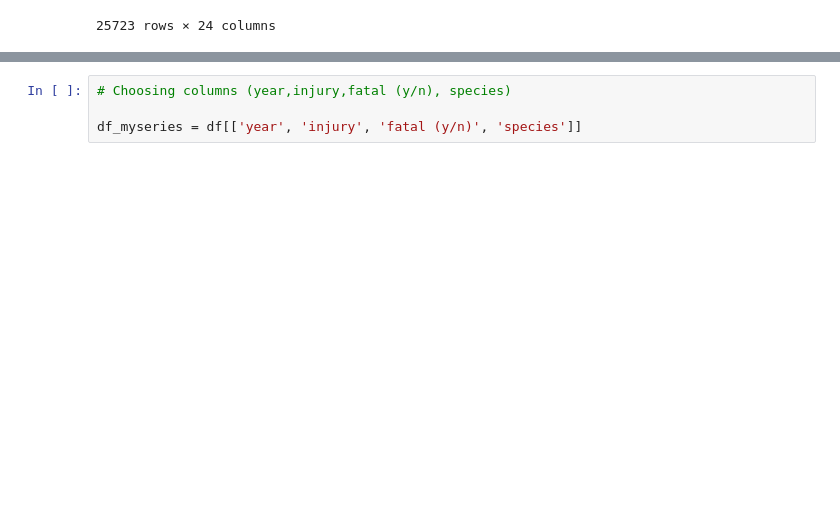
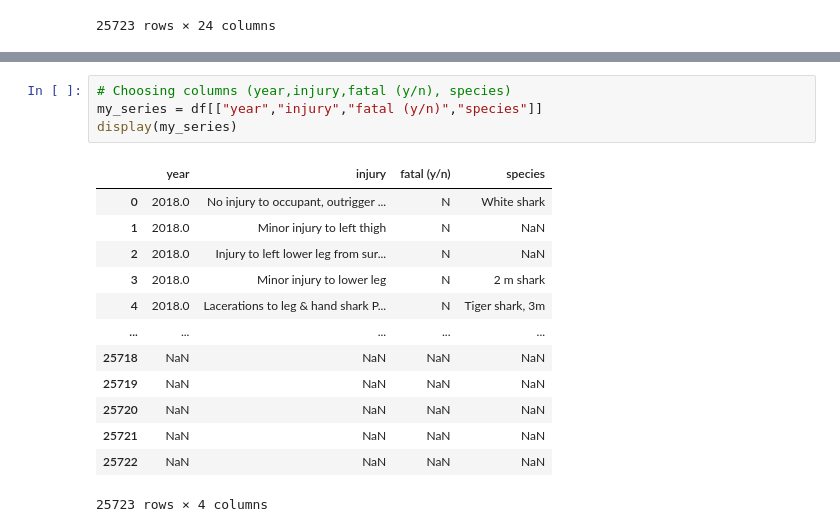
Before and after one commit to PaulaNuno/panda-sharks-attack, a Jupyter notebook: clean.ipynb, the cells around one changed output, grey strips where cells are left out. Cells and saved outputs as stored; diff of their text form; blank space fills up the shorter version.

```diff
--- a/clean.ipynb
+++ b/clean.ipynb
@@ -55,7 +82,21 @@ display(df)
 # %%
 # Choosing columns (year,injury,fatal (y/n), species)
-
-df_myseries = df[['year', 'injury', 'fatal (y/n)', 'species']]
+my_series = df[["year","injury","fatal (y/n)","species"]]
+display(my_series)
+# %% [output]
+|  | year | injury | fatal (y/n) | species |
+| 0 | 2018.0 | No injury to occupant, outrigger ... | N | White shark |
+| 1 | 2018.0 | Minor injury to left thigh | N | NaN |
+| 2 | 2018.0 | Injury to left lower leg from sur... | N | NaN |
+| 3 | 2018.0 | Minor injury to lower leg | N | 2 m shark |
+| 4 | 2018.0 | Lacerations to leg & hand shark P... | N | Tiger shark, 3m |
+| ... | ... | ... | ... | ... |
+| 25718 | NaN | NaN | NaN | NaN |
+| 25719 | NaN | NaN | NaN | NaN |
+| 25720 | NaN | NaN | NaN | NaN |
+| 25721 | NaN | NaN | NaN | NaN |
+| 25722 | NaN | NaN | NaN | NaN |
+25723 rows × 4 columns
 # %%
 # Setting how to see more rows while scrolling
 
```
Also changed, not shown: parts of 11 cells of this notebook.
